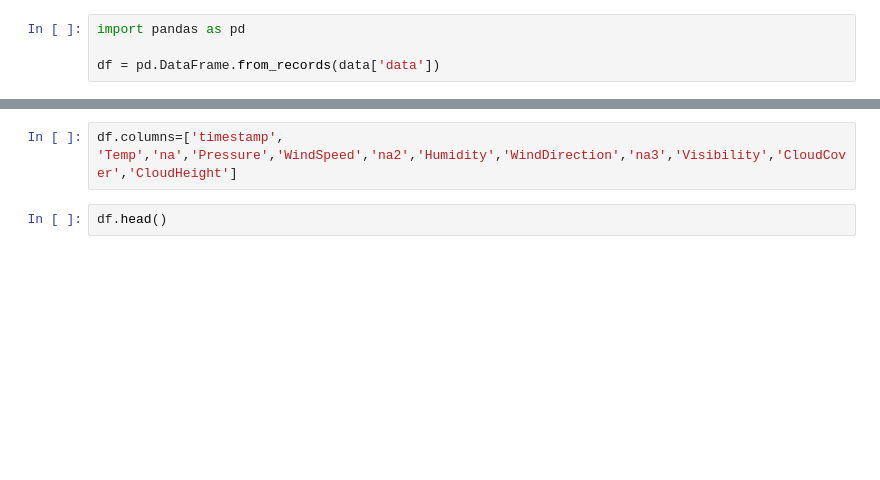
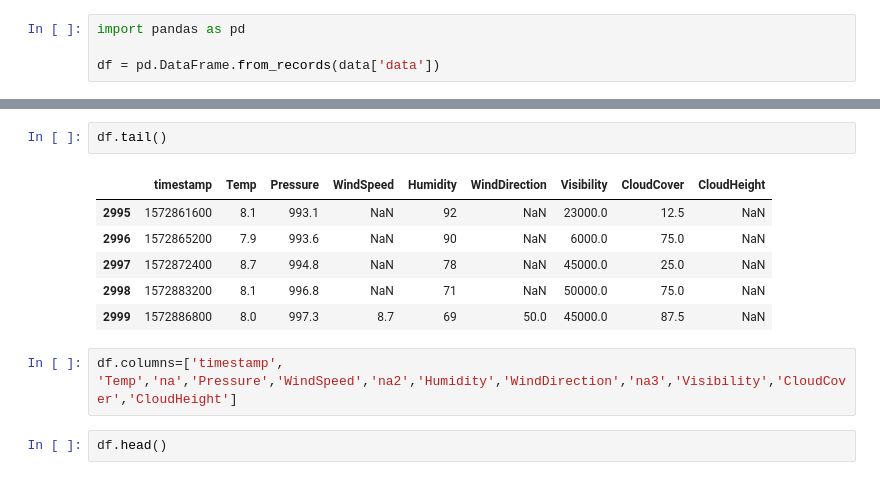
Before and after one commit to srendall91/orkney-electricity, a Jupyter notebook: retrieval/Weatherlog.ipynb, the cells around one changed output, grey strips where cells are left out. Drawn from its saved outputs; the diff is of its cells as text; blank space fills up the shorter version.

```diff
--- a/retrieval/Weatherlog.ipynb
+++ b/retrieval/Weatherlog.ipynb
@@ -112,3 +172,12 @@ df.head()
+# %%
+df.tail()
+# %% [output]
+|  | timestamp | Temp | Pressure | WindSpeed | Humidity | WindDirection | Visibility | CloudCover | CloudHeight |
+| 2995 | 1572861600 | 8.1 | 993.1 | NaN | 92 | NaN | 23000.0 | 12.5 | NaN |
+| 2996 | 1572865200 | 7.9 | 993.6 | NaN | 90 | NaN | 6000.0 | 75.0 | NaN |
+| 2997 | 1572872400 | 8.7 | 994.8 | NaN | 78 | NaN | 45000.0 | 25.0 | NaN |
+| 2998 | 1572883200 | 8.1 | 996.8 | NaN | 71 | NaN | 50000.0 | 75.0 | NaN |
+| 2999 | 1572886800 | 8.0 | 997.3 | 8.7 | 69 | 50.0 | 45000.0 | 87.5 | NaN |
 # %%
 df.columns=['timestamp', 'Temp','na','Pressure','WindSpeed','na2','Humidity','WindDirection','na3','Visibility','CloudCover','CloudHeight']
 # %%
```
Also changed, not shown: parts of 16 cells of this notebook.
